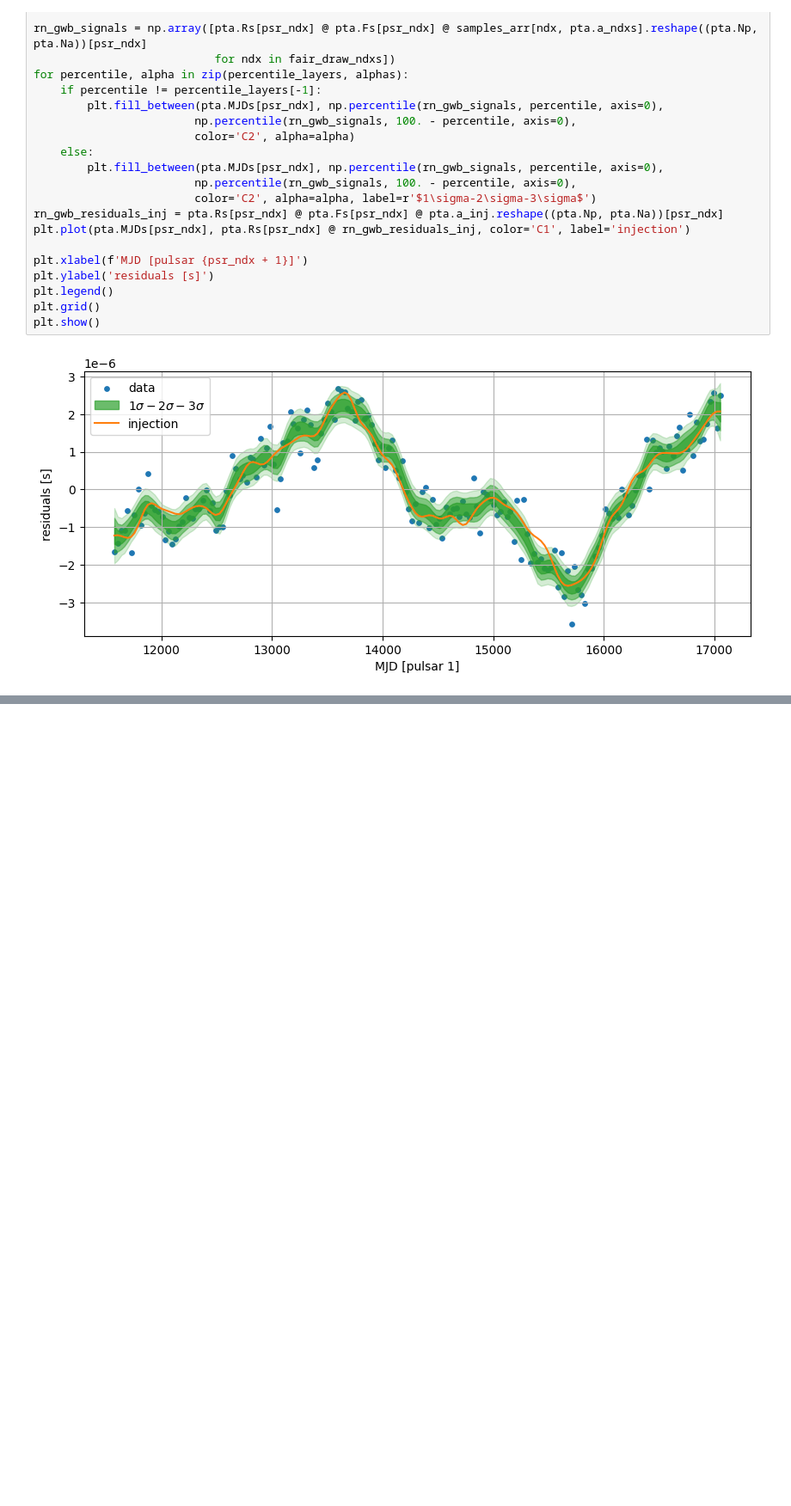
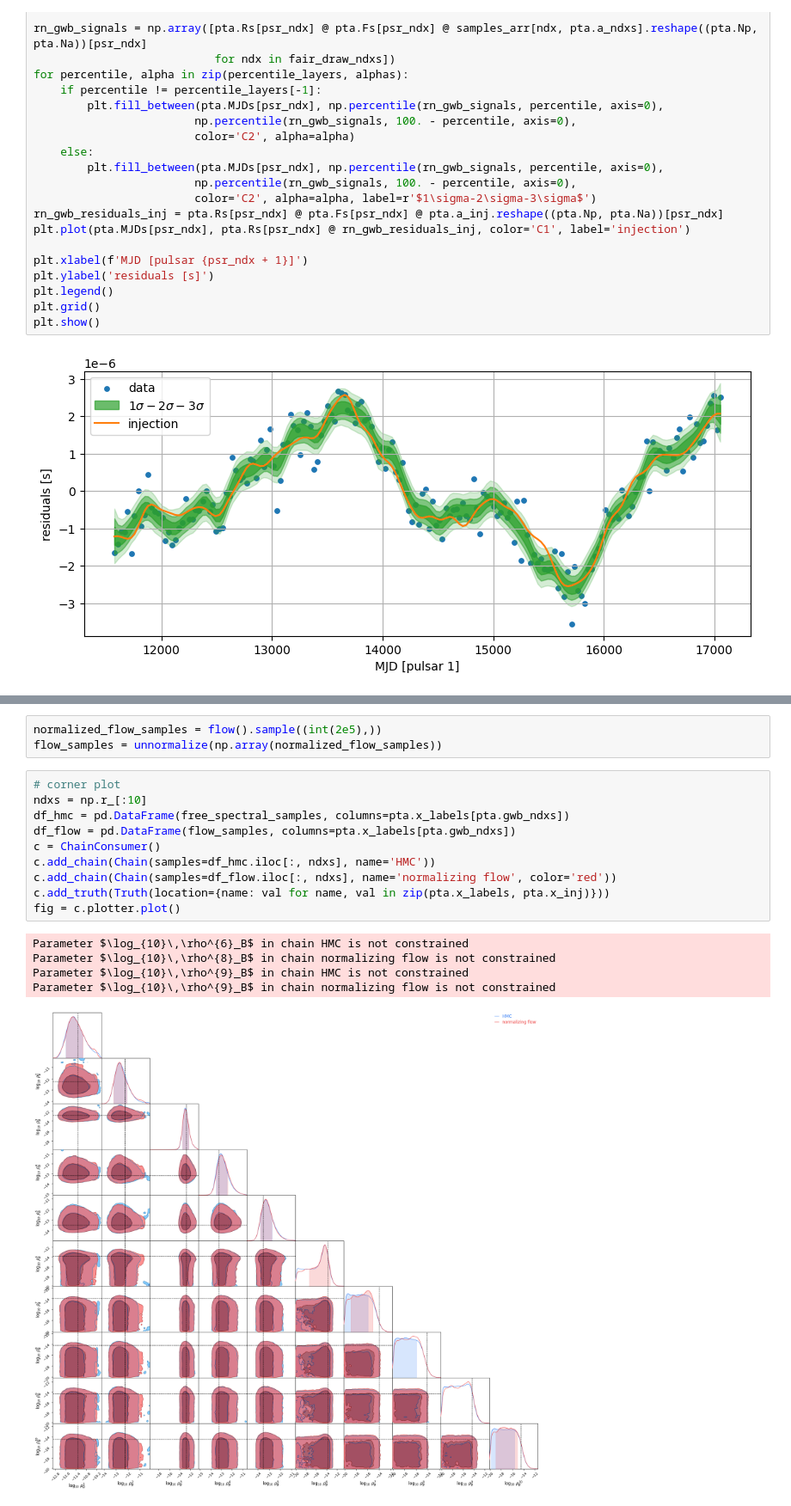
Before and after one commit to aiden-g12321/PTA_joint, a Jupyter notebook: one_pulsar/free_spectral.ipynb, the cells around one changed output, grey strips where cells are left out. Shown at 86% size. Saved outputs shown, nothing was run; the diff lists cells and outputs as text; blank space fills up the shorter version.

```diff
--- a/one_pulsar/free_spectral.ipynb
+++ b/one_pulsar/free_spectral.ipynb
@@ -195,0 +216,19 @@ Parameter $\log_{10}\,\rho^{9}_B$ in chain HMC is not constrained
+# %%
+normalized_flow_samples = flow().sample((int(2e5),))
+flow_samples = unnormalize(np.array(normalized_flow_samples))
+# %%
+# corner plot
+ndxs = np.r_[:10]
+df_hmc = pd.DataFrame(free_spectral_samples, columns=pta.x_labels[pta.gwb_ndxs])
+df_flow = pd.DataFrame(flow_samples, columns=pta.x_labels[pta.gwb_ndxs])
+c = ChainConsumer()
+c.add_chain(Chain(samples=df_hmc.iloc[:, ndxs], name='HMC'))
+c.add_chain(Chain(samples=df_flow.iloc[:, ndxs], name='normalizing flow', color='red'))
+c.add_truth(Truth(location={name: val for name, val in zip(pta.x_labels, pta.x_inj)}))
+fig = c.plotter.plot()
+# %% [output]
+Parameter $\log_{10}\,\rho^{6}_B$ in chain HMC is not constrained
+Parameter $\log_{10}\,\rho^{8}_B$ in chain normalizing flow is not constrained
+Parameter $\log_{10}\,\rho^{9}_B$ in chain HMC is not constrained
+Parameter $\log_{10}\,\rho^{9}_B$ in chain normalizing flow is not constrained
+[figure, added]
```
Also changed, not shown: parts of 13 cells of this notebook.
